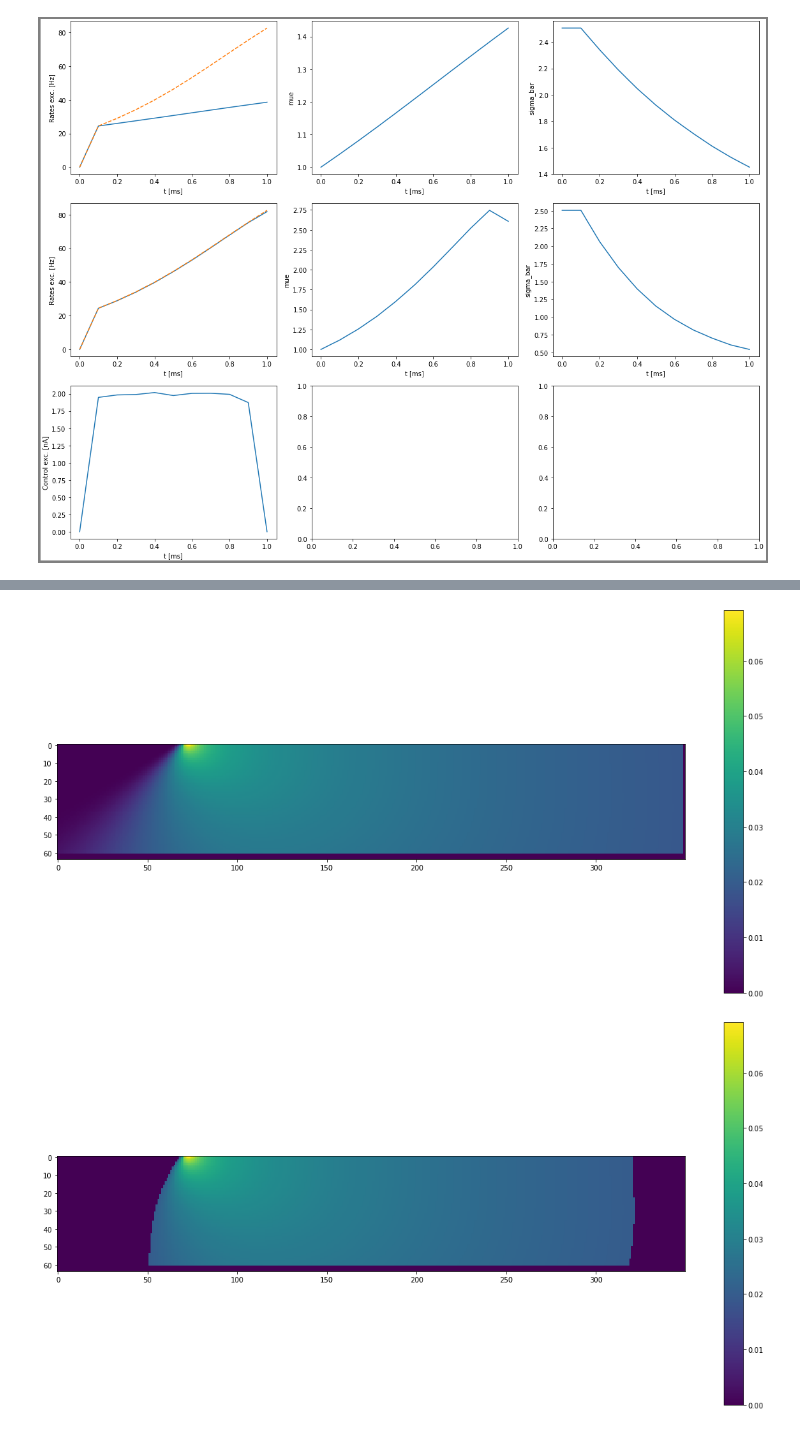
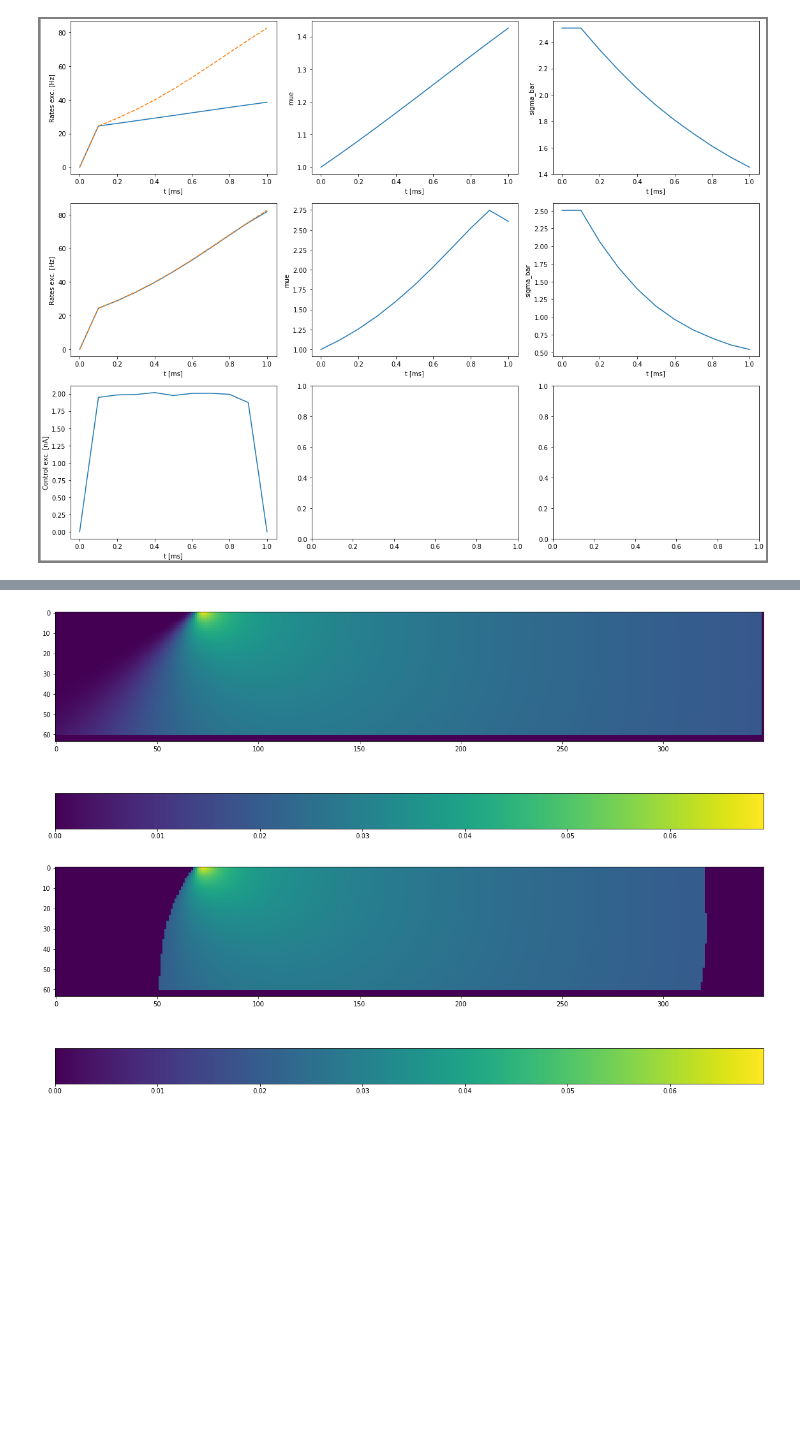
Before and after one commit to lenasal/neurolib, a Jupyter notebook: simp/e.ipynb, the cells around one changed output, grey strips where cells are left out. Drawn from its saved outputs; the diff is of its cells as text; code cells hidden in the pictures; blank space fills up the shorter version.

```diff
--- a/simp/e.ipynb
+++ b/simp/e.ipynb
@@ -164,20 +168,22 @@ for sigma in range(len(a.params.sigmarange)-3):
         gradient_r[mu, sigma, 0] = res0
         gradient_r[mu, sigma, 1] = res1
 # %%
+# gradient wrt mu
+
 plt.figure(figsize=(20,10))
 plt.imshow(gradient_r[:,:,0].T)
-plt.colorbar()
+plt.colorbar(orientation="horizontal")
 plt.show()
 
 threshold = 0.02
 large_g = gradient_r.copy()
 large_g[large_g < threshold] = 0
 
 plt.figure(figsize=(20,10))
 plt.imshow(large_g[:,:,0].T)
-plt.colorbar()
+plt.colorbar(orientation="horizontal")
 plt.show()
 # %% [output]
-[figure, old version]
+[figure, new version]
-[figure, old version]
+[figure, new version]
 # %%
```
Also changed, not shown: parts of 12 cells of this notebook, 3 other files.
